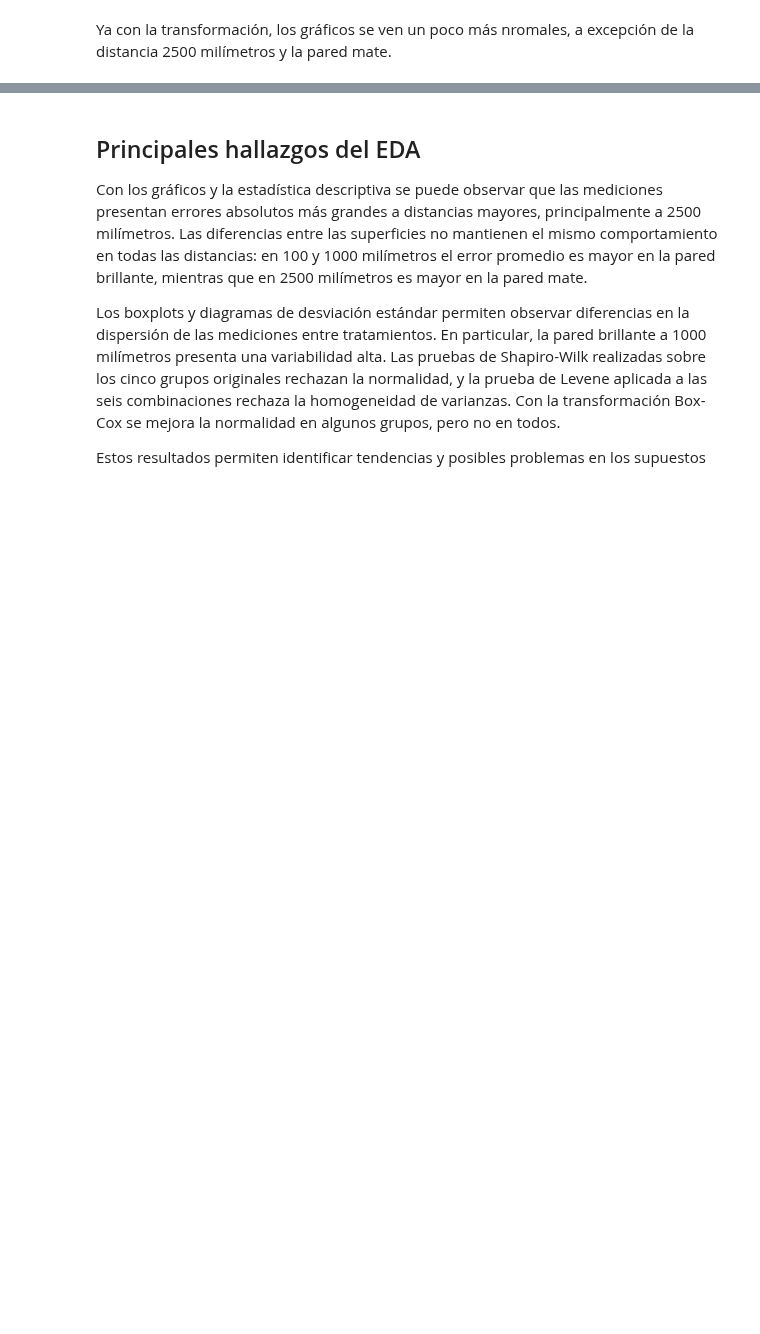
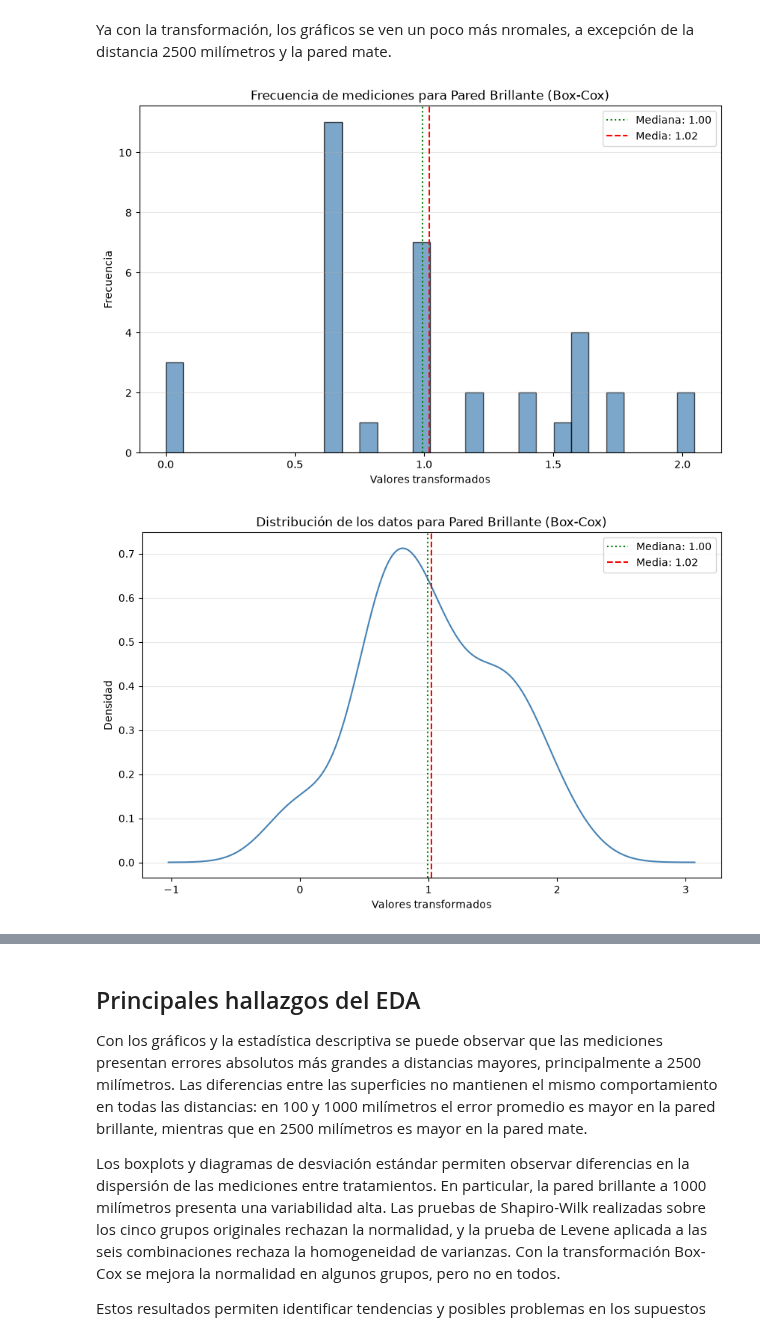
Before and after one commit to cerillo2808/Experimentos_TempName, a Jupyter notebook: proyecto/EDA.ipynb, the cells around one changed output, grey strips where cells are left out. Drawn from its saved outputs; the diff is of its cells as text; code cells hidden in the pictures; blank space fills up the shorter version.

Commit message:
hist y distribucion de transformaciones

```diff
--- a/proyecto/EDA.ipynb
+++ b/proyecto/EDA.ipynb
@@ -1002,3 +1002,56 @@ plt.show()
 [figure]
 # %% [markdown]
 Ya con la transformación, los gráficos se ven un poco más nromales, a excepción de la distancia 2500 milímetros y la pared mate.
+# %%
+for grupo, valores in datos_transformados_por_grupo.items():
+    plt.figure(figsize=(10, 6))
+    plt.hist(
+        valores,
+        bins=30,
+        color="steelblue",
+        edgecolor="black",
+        alpha=0.7
+    )
+    plt.axvline(
+        np.median(valores),
+        linestyle=":",
+        color="green",
+        label=f"Mediana: {np.median(valores):,.2f}"
+    )
+    plt.axvline(
+        np.mean(valores),
+        linestyle="--",
+        color="red",
+        label=f"Media: {np.mean(valores):,.2f}"
+    )
+    plt.title(f"Frecuencia de mediciones para {grupo} (Box-Cox)")
+    plt.xlabel("Valores transformados")
+    plt.ylabel("Frecuencia")
+    plt.legend()
+    plt.grid(axis="y", alpha=0.3)
+    plt.show()
+
+    # Distribución de los datos para pared brillante
+    valores_series = pd.Series(valores)
+    valores_series.plot(kind="density", figsize=(10, 6), color="steelblue")
+    plt.axvline(
+        np.median(valores),
+        linestyle=":",
+        color="green",
+        label=f"Mediana: {np.median(valores):,.2f}"
+    )
+    plt.axvline(
+        np.mean(valores),
+        linestyle="--",
+        color="red",
+        label=f"Media: {np.mean(valores):,.2f}"
+    )
+    plt.title(f"Distribución de los datos para {grupo} (Box-Cox)")
+    plt.xlabel("Valores transformados")
+    plt.ylabel("Densidad")
+    plt.legend()
+    plt.grid(axis="y", alpha=0.3)
+    plt.show()
+# %% [output]
+[figure, added]
+[figure, added]
```
Also changed, not shown: parts of 1 cell of this notebook.
